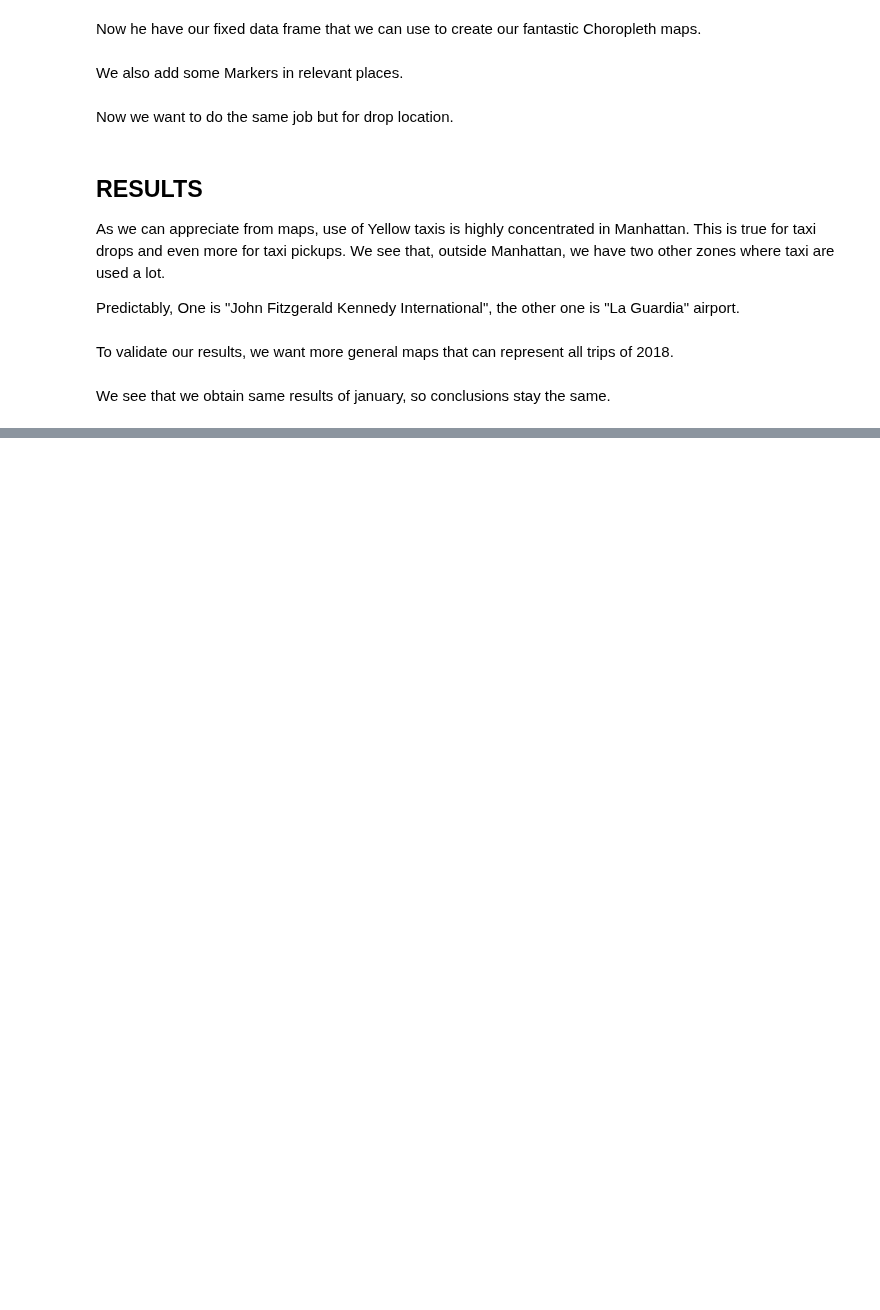
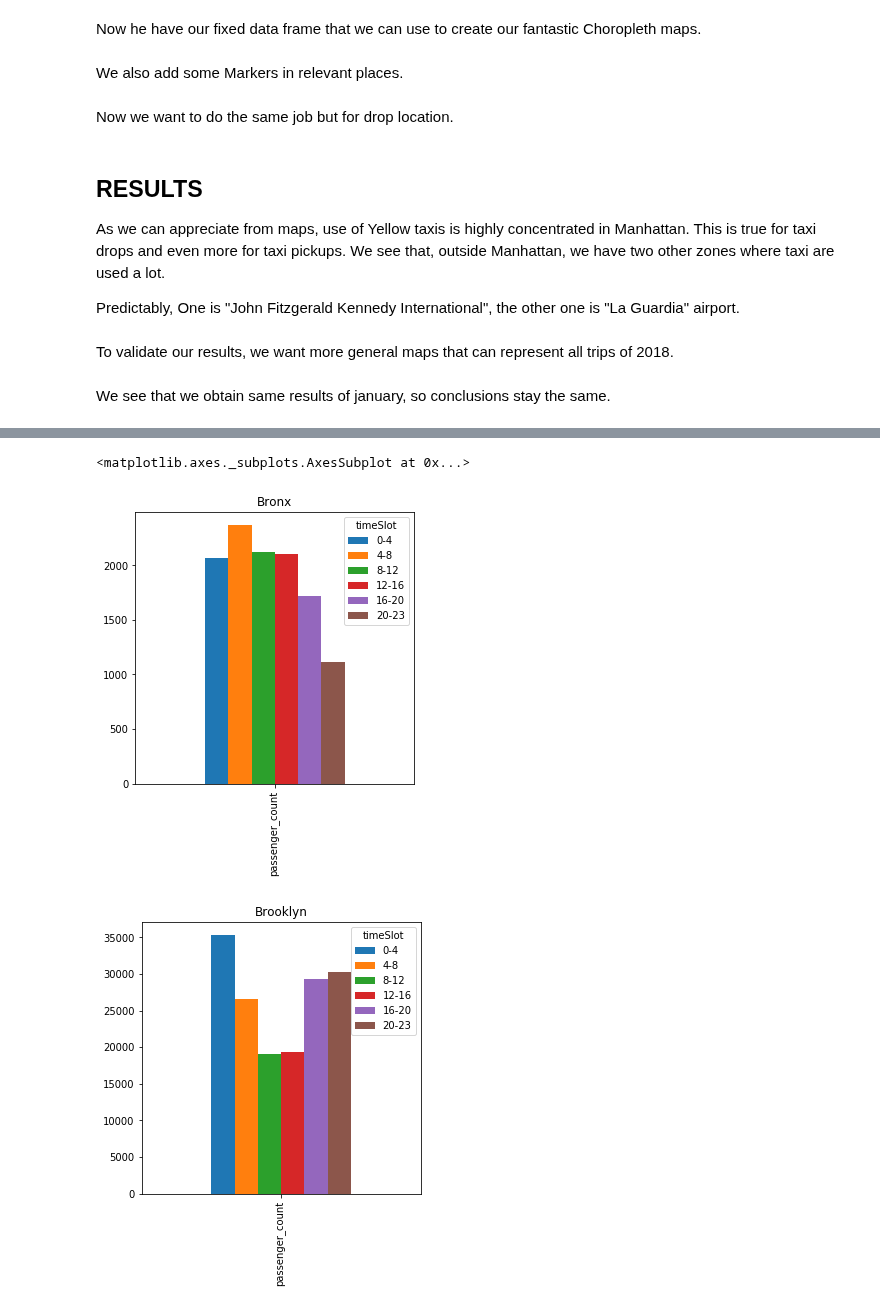
Before and after one commit to EgonFerri/ADM-HM2, a Jupyter notebook: HMW2_OFFICIALFILE.ipynb, the cells around one changed output, grey strips where cells are left out. Drawn from its saved outputs; the diff is of its cells as text; code cells hidden in the pictures; blank space fills up the shorter version.

```diff
--- a/HMW2_OFFICIALFILE.ipynb
+++ b/HMW2_OFFICIALFILE.ipynb
@@ -1142,0 +1355,12 @@ We see that we obtain same results of january, so conclusions stay the same.
+# %%
+trasp=s.T
+# %%
+trasp.Bronx.plot.bar(title= 'Bronx',figsize=(5,5))
+trasp.Brooklyn.plot.bar(title= 'Brooklyn',figsize=(5,5))
+trasp.Manhattan.plot.bar(title= 'Manhattan',figsize=(5,5))
+trasp.Queens.plot.bar(title= 'Queens',figsize=(5,5))
+#Staten Island has very few data so we don't plot it, it's not statistically relevant
+# %% [output]
+<matplotlib.axes._subplots.AxesSubplot at 0x...>
+[figure, added]
+[figure, added]
```
Also changed, not shown: parts of 42 cells of this notebook.
